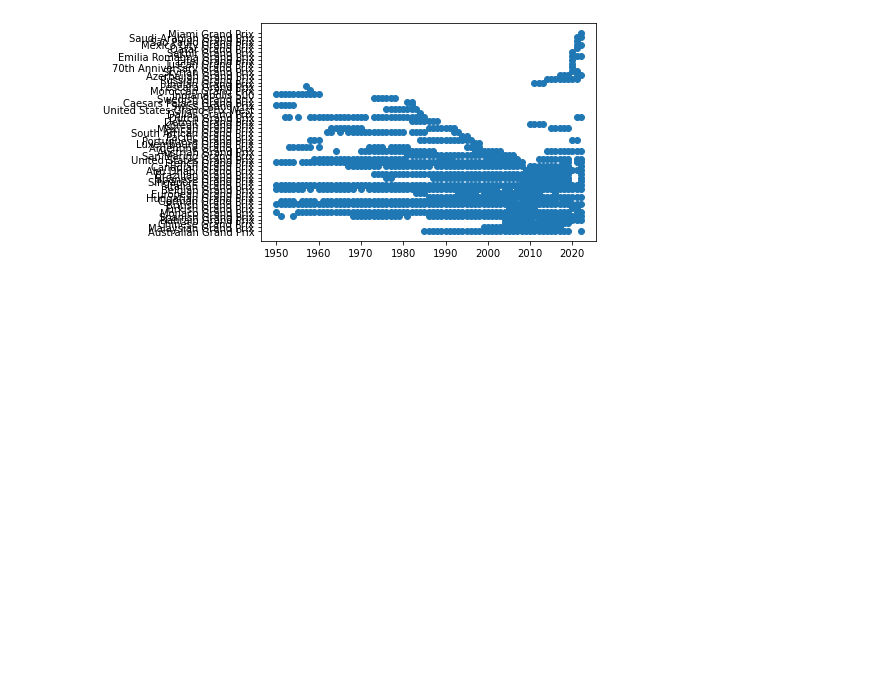
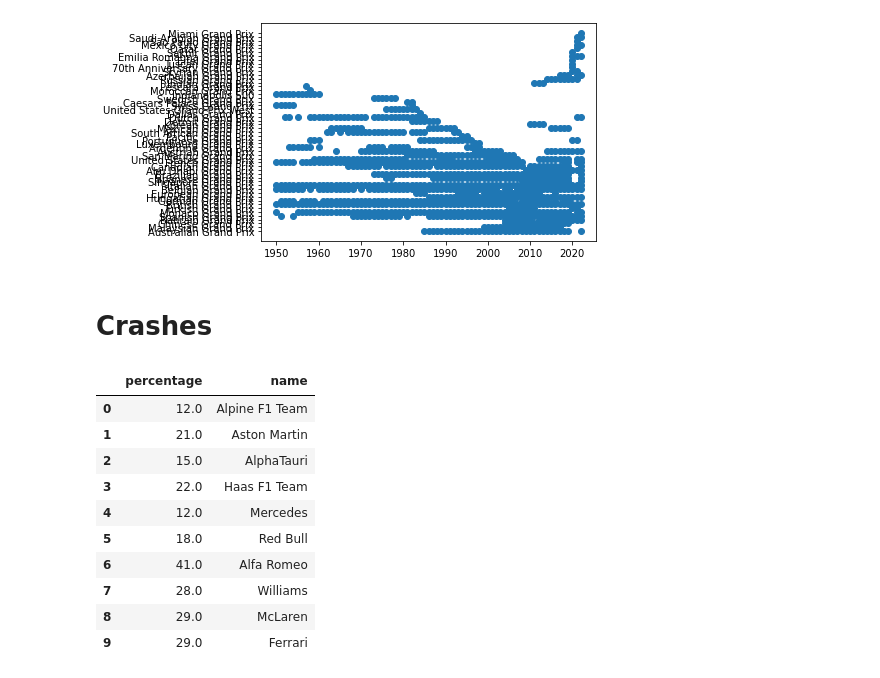
Before and after one commit to Harsh-2420/football-formula1-analytics, a Jupyter notebook: jupyter/f1_xgb.ipynb, the cells around one changed output. Cells and saved outputs as stored; diff of their text form; code cells hidden in the pictures; blank space fills up the shorter version.

```diff
--- a/jupyter/f1_xgb.ipynb
+++ b/jupyter/f1_xgb.ipynb
@@ -137,3 +137,44 @@ plt.scatter(races['year'], races['name'])
 plt.show()
 # %% [output]
 [figure]
+# %% [markdown]
+# Crashes
+# %%
+crashdf = pd.merge(results, races, on='raceId', how='left')
+nan_q = crashdf['position'].value_counts().keys()[0]
+crashdf['position'].replace(nan_q, 99, inplace=True)
+crashdf['position'] = pd.to_numeric(crashdf['position'])
+# %%
+crashdf['crashCount'] = np.where(crashdf['position'] == 99, 1, 0)
+crashdf['totalCount'] = 1
+
+# constructor_list = [1,2,3,4,5,9,6,10,131,210,211,213,214,205]
+driverIds = list(results[results['raceId'] == 1076]['driverId'])
+constructorIds = list(results[results['raceId'] == 1076]['constructorId'])
+
+trackCrashes = crashdf[crashdf['name'].isin(keepNames.keys())].groupby('name')[['crashCount', 'totalCount']].sum().reset_index().sort_values(by='crashCount')
+teamCrashes = crashdf[crashdf['constructorId'].isin(constructorIds)].groupby('constructorId')[['crashCount', 'totalCount']].sum().reset_index().sort_values(by='crashCount')
+driverCrashes = crashdf[crashdf['driverId'].isin(driverIds)].groupby('driverId')[['crashCount', 'totalCount']].sum().reset_index().sort_values(by='crashCount')
+# %%
+trackCrashes['percentage'] = np.round(trackCrashes['crashCount']/trackCrashes['totalCount']*100)
+trackCrashes = trackCrashes[['name', 'percentage']]
+
+teamCrashes['percentage'] = np.round(teamCrashes['crashCount']/teamCrashes['totalCount']*100)
+teamdf = pd.merge(teamCrashes, constructors, on='constructorId')[['percentage', 'name']]
+
+driverCrashes['percentage'] = np.round(driverCrashes['crashCount']/driverCrashes['totalCount']*100)
+driverdf = pd.merge(driverCrashes, drivers, on='driverId')[['percentage', 'surname']]
+# %%
+teamdf
+# %% [output]
+|  | percentage | name |
+| 0 | 12.0 | Alpine F1 Team |
+| 1 | 21.0 | Aston Martin |
+| 2 | 15.0 | AlphaTauri |
+| 3 | 22.0 | Haas F1 Team |
+| 4 | 12.0 | Mercedes |
+| 5 | 18.0 | Red Bull |
+| 6 | 41.0 | Alfa Romeo |
+| 7 | 28.0 | Williams |
+| 8 | 29.0 | McLaren |
+| 9 | 29.0 | Ferrari |
```
Also changed, not shown: 15 other files.
